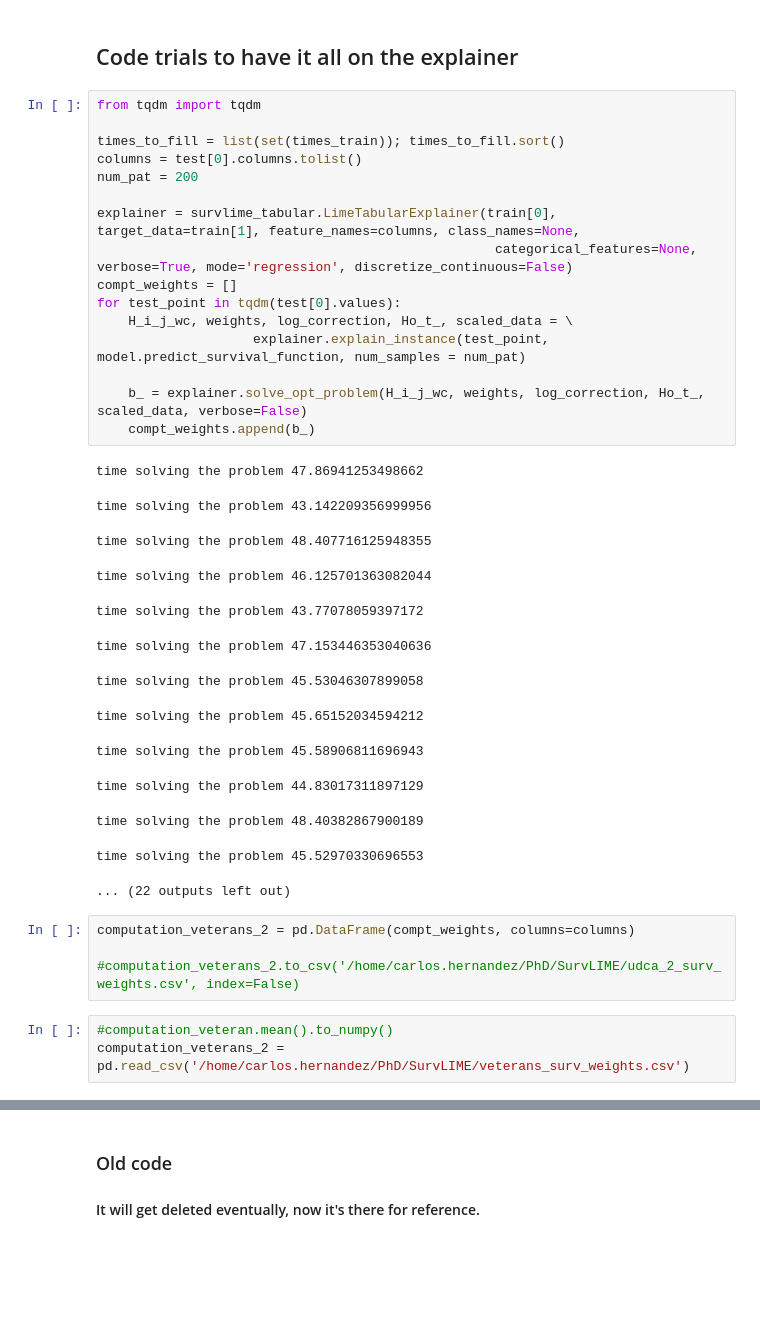
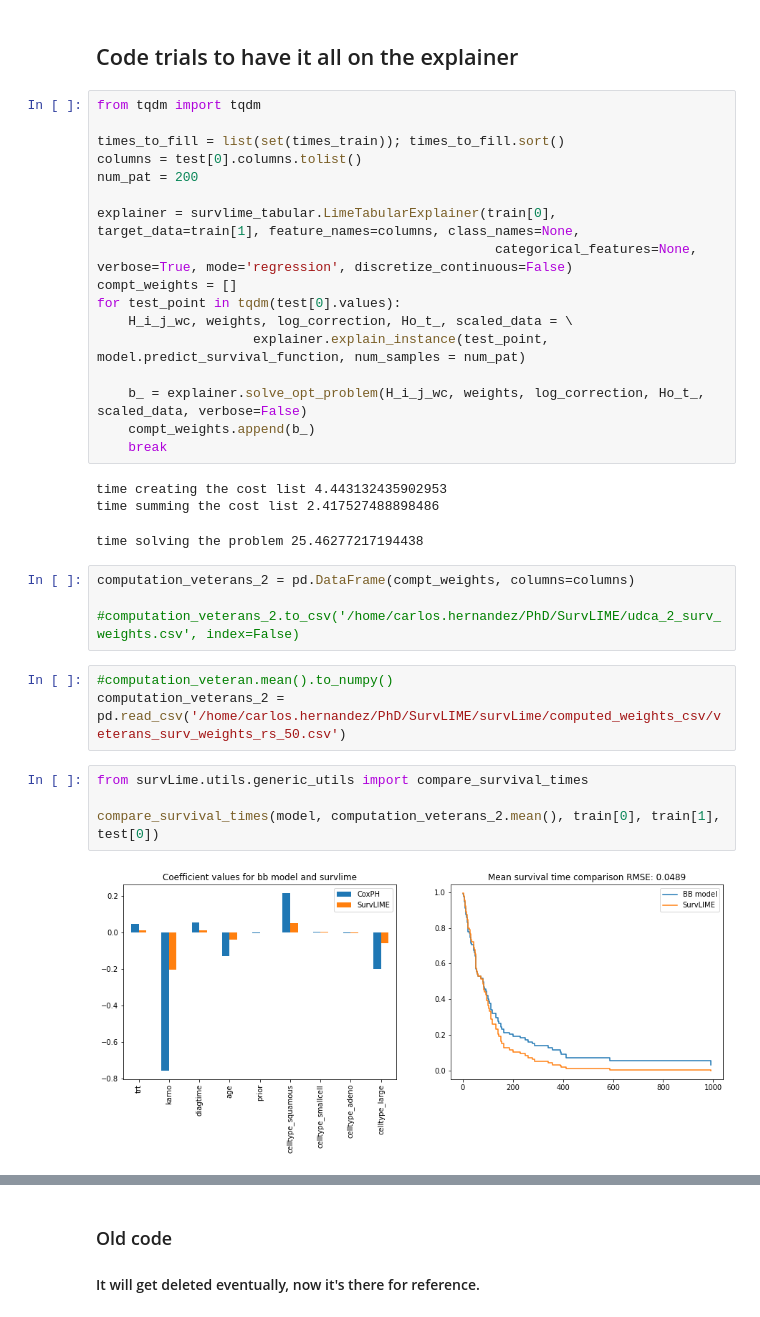
Before and after one commit to imatge-upc/SurvLIMEpy, a Jupyter notebook: survLime/notebooks/vetaran_notebook.ipynb, the cells around one changed output, grey strips where cells are left out. Saved outputs shown, nothing was run; the diff lists cells and outputs as text; blank space fills up the shorter version.

```diff
--- a/survLime/notebooks/vetaran_notebook.ipynb
+++ b/survLime/notebooks/vetaran_notebook.ipynb
@@ -69,27 +69,24 @@ for test_point in tqdm(test[0].values):
 
     b_ = explainer.solve_opt_problem(H_i_j_wc, weights, log_correction, Ho_t_, scaled_data, verbose=False)
     compt_weights.append(b_)
+    break
 # %% [output]
-time solving the problem 47.86941253498662
+time creating the cost list 4.443132435902953
+time summing the cost list 2.417527488898486
-time solving the problem 43.142209356999956
+time solving the problem 25.46277217194438
-time solving the problem 48.407716125948355
-time solving the problem 46.125701363082044
-time solving the problem 43.77078059397172
-time solving the problem 47.153446353040636
-time solving the problem 45.53046307899058
-time solving the problem 45.65152034594212
-time solving the problem 45.58906811696943
-time solving the problem 44.83017311897129
-time solving the problem 48.40382867900189
-time solving the problem 45.52970330696553
-... (22 outputs left out)
 # %%
 computation_veterans_2 = pd.DataFrame(compt_weights, columns=columns)
 
 #computation_veterans_2.to_csv('/home/carlos.hernandez/PhD/SurvLIME/udca_2_surv_weights.csv', index=False)
 # %%
 #computation_veteran.mean().to_numpy()
-computation_veterans_2 = pd.read_csv('/home/carlos.hernandez/PhD/SurvLIME/veterans_surv_weights.csv')
+computation_veterans_2 = pd.read_csv('/home/carlos.hernandez/PhD/SurvLIME/survLime/computed_weights_csv/veterans_surv_weights_rs_50.csv')
+# %%
+from survLime.utils.generic_utils import compare_survival_times
+
+compare_survival_times(model, computation_veterans_2.mean(), train[0], train[1], test[0])
+# %% [output]
+[figure, added]
 # %%
 from survLime.utils.generic_utils import compare_survival_times
 
```
Also changed, not shown: parts of 4 cells of this notebook, 3 other files.
